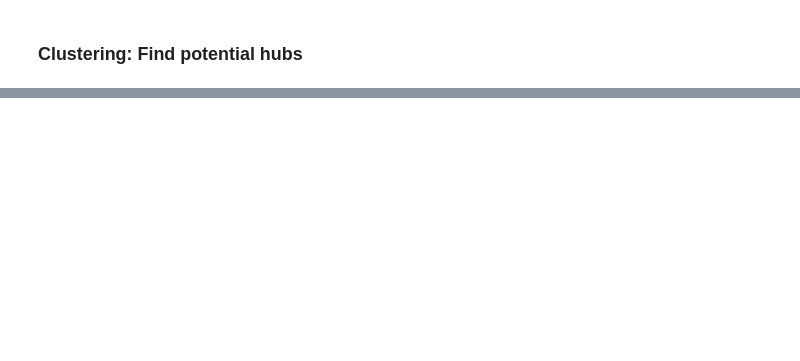
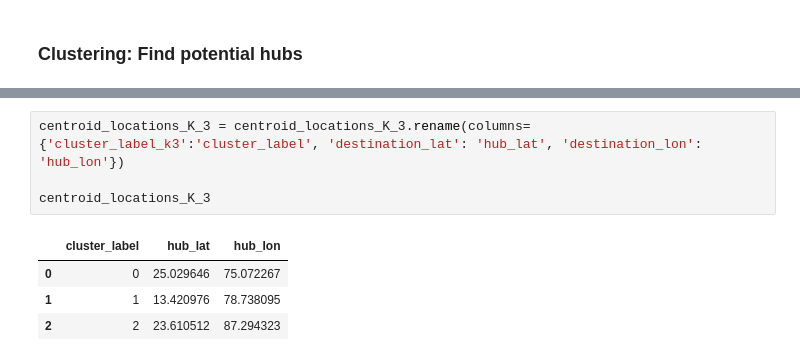
Before and after one commit to FelixRaph/Data-Science-Portfolio, a Jupyter notebook: Hub_and_Spoke_Gurobi_Optimization.ipynb, the cells around one changed output, grey strips where cells are left out. Saved outputs shown, nothing was run; the diff lists cells and outputs as text; blank space fills up the shorter version.

```diff
--- a/Hub_and_Spoke_Gurobi_Optimization.ipynb
+++ b/Hub_and_Spoke_Gurobi_Optimization.ipynb
@@ -243,0 +339,9 @@ mymap
+# %%
+centroid_locations_K_3 = centroid_locations_K_3.rename(columns={'cluster_label_k3':'cluster_label', 'destination_lat': 'hub_lat', 'destination_lon': 'hub_lon'})
+
+centroid_locations_K_3
+# %% [output]
+|  | cluster_label | hub_lat | hub_lon |
+| 0 | 0 | 25.029646 | 75.072267 |
+| 1 | 1 | 13.420976 | 78.738095 |
+| 2 | 2 | 23.610512 | 87.294323 |
```
Also changed, not shown: parts of 16 cells of this notebook.
